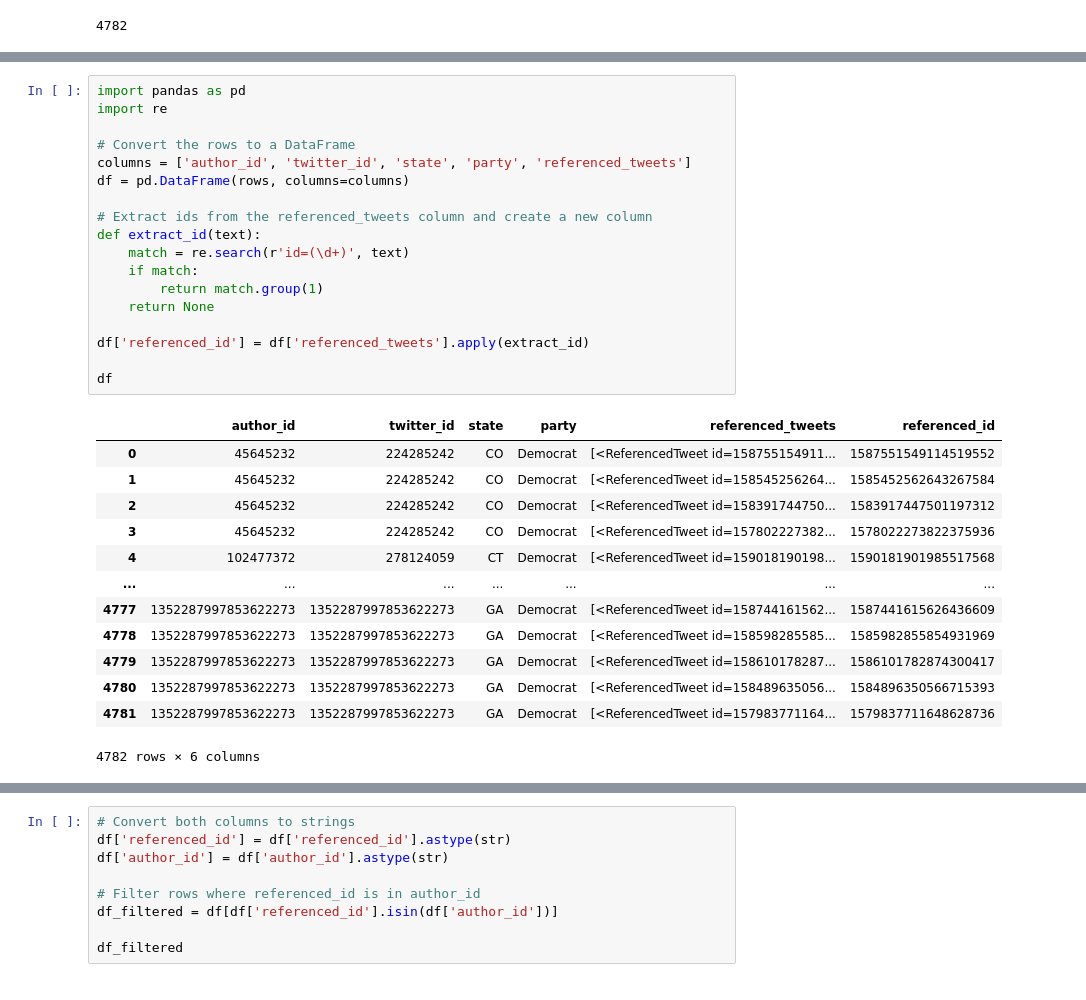
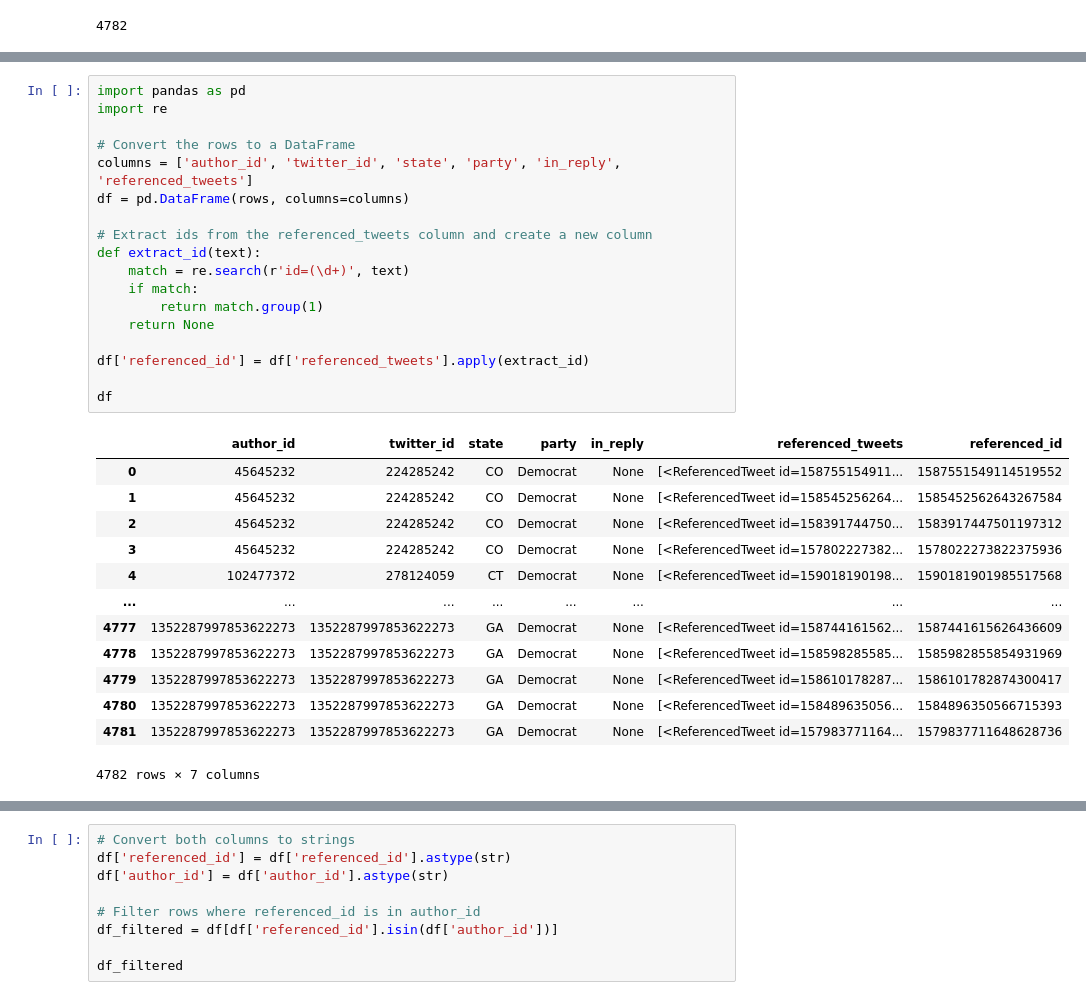
Before and after one commit to CEL-lab/multilayer_polarization, a Jupyter notebook: data/reciprocity.ipynb, the cells around one changed output, grey strips where cells are left out. Cells and saved outputs as stored; diff of their text form.

```diff
--- a/data/reciprocity.ipynb
+++ b/data/reciprocity.ipynb
@@ -791,32 +827,32 @@ rows[0]
 # %%
 import pandas as pd
 import re
 
 # Convert the rows to a DataFrame
-columns = ['author_id', 'twitter_id', 'state', 'party', 'referenced_tweets']
+columns = ['author_id', 'twitter_id', 'state', 'party', 'in_reply', 'referenced_tweets']
 df = pd.DataFrame(rows, columns=columns)
 
 # Extract ids from the referenced_tweets column and create a new column
 def extract_id(text):
     match = re.search(r'id=(\d+)', text)
     if match:
         return match.group(1)
     return None
 
 df['referenced_id'] = df['referenced_tweets'].apply(extract_id)
 
 df
 # %% [output]
-|  | author_id | twitter_id | state | party | referenced_tweets | referenced_id |
-| 0 | 45645232 | 224285242 | CO | Democrat | [<ReferencedTweet id=158755154911... | 1587551549114519552 |
-| 1 | 45645232 | 224285242 | CO | Democrat | [<ReferencedTweet id=158545256264... | 1585452562643267584 |
-| 2 | 45645232 | 224285242 | CO | Democrat | [<ReferencedTweet id=158391744750... | 1583917447501197312 |
-| 3 | 45645232 | 224285242 | CO | Democrat | [<ReferencedTweet id=157802227382... | 1578022273822375936 |
-| 4 | 102477372 | 278124059 | CT | Democrat | [<ReferencedTweet id=159018190198... | 1590181901985517568 |
-| ... | ... | ... | ... | ... | ... | ... |
-| 4777 | 1352287997853622273 | 1352287997853622273 | GA | Democrat | [<ReferencedTweet id=158744161562... | 1587441615626436609 |
-| 4778 | 1352287997853622273 | 1352287997853622273 | GA | Democrat | [<ReferencedTweet id=158598285585... | 1585982855854931969 |
-| 4779 | 1352287997853622273 | 1352287997853622273 | GA | Democrat | [<ReferencedTweet id=158610178287... | 1586101782874300417 |
-| 4780 | 1352287997853622273 | 1352287997853622273 | GA | Democrat | [<ReferencedTweet id=158489635056... | 1584896350566715393 |
-| 4781 | 1352287997853622273 | 1352287997853622273 | GA | Democrat | [<ReferencedTweet id=157983771164... | 1579837711648628736 |
+|  | author_id | twitter_id | state | party | in_reply | referenced_tweets | referenced_id |
+| 0 | 45645232 | 224285242 | CO | Democrat | None | [<ReferencedTweet id=158755154911... | 1587551549114519552 |
+| 1 | 45645232 | 224285242 | CO | Democrat | None | [<ReferencedTweet id=158545256264... | 1585452562643267584 |
+| 2 | 45645232 | 224285242 | CO | Democrat | None | [<ReferencedTweet id=158391744750... | 1583917447501197312 |
+| 3 | 45645232 | 224285242 | CO | Democrat | None | [<ReferencedTweet id=157802227382... | 1578022273822375936 |
+| 4 | 102477372 | 278124059 | CT | Democrat | None | [<ReferencedTweet id=159018190198... | 1590181901985517568 |
+| ... | ... | ... | ... | ... | ... | ... | ... |
+| 4777 | 1352287997853622273 | 1352287997853622273 | GA | Democrat | None | [<ReferencedTweet id=158744161562... | 1587441615626436609 |
+| 4778 | 1352287997853622273 | 1352287997853622273 | GA | Democrat | None | [<ReferencedTweet id=158598285585... | 1585982855854931969 |
+| 4779 | 1352287997853622273 | 1352287997853622273 | GA | Democrat | None | [<ReferencedTweet id=158610178287... | 1586101782874300417 |
+| 4780 | 1352287997853622273 | 1352287997853622273 | GA | Democrat | None | [<ReferencedTweet id=158489635056... | 1584896350566715393 |
+| 4781 | 1352287997853622273 | 1352287997853622273 | GA | Democrat | None | [<ReferencedTweet id=157983771164... | 1579837711648628736 |
-4782 rows × 6 columns
+4782 rows × 7 columns
```
Also changed, not shown: parts of 14 cells of this notebook, 6 other files.
